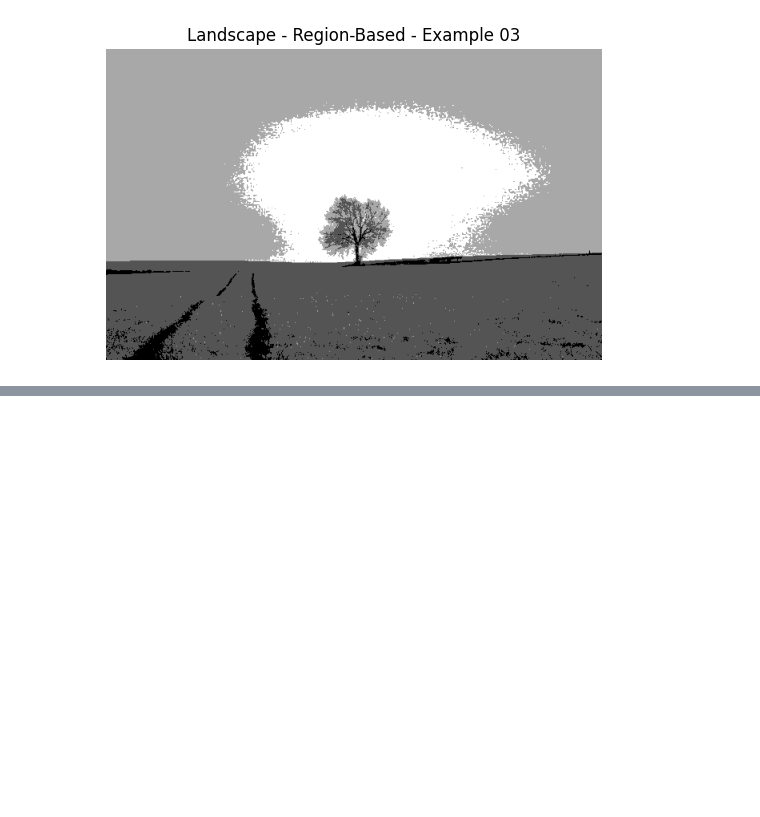
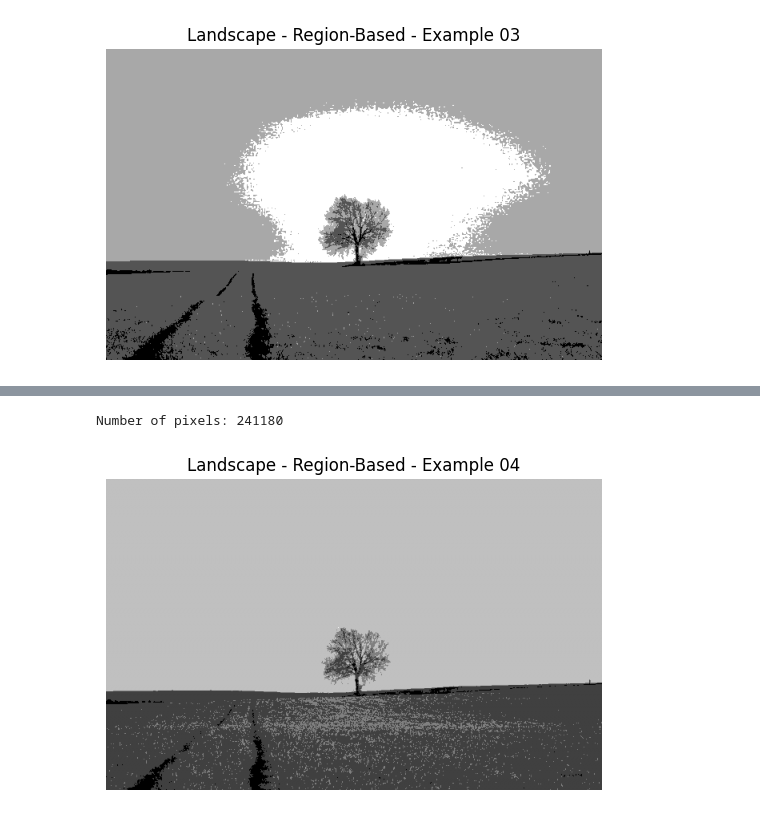
Before and after one commit to Rogerio-Chaves/Image-Segmentation, a Jupyter notebook: 001_Classical_Techniques/003_Region-Based_Segmentation/001_Region-Based.ipynb, the cells around one changed output, grey strips where cells are left out. Drawn from its saved outputs; the diff is of its cells as text; code cells hidden in the pictures; blank space fills up the shorter version.

Commit message:
The region-based segmentation file has been updated - Example 04.

```diff
--- a/001_Classical_Techniques/003_Region-Based_Segmentation/001_Region-Based.ipynb
+++ b/001_Classical_Techniques/003_Region-Based_Segmentation/001_Region-Based.ipynb
@@ -161,0 +186,29 @@ plt.show()
+# %%
+normalized_flattened_image = flattened_image.copy() / 255
+number_pixels = len(normalized_flattened_image)
+
+print(f'Number of pixels: {number_pixels}')
+# %% [output]
+Number of pixels: 241180
+# %%
+for i in range(number_pixels):
+    if normalized_flattened_image[i] <= 0.2:
+        normalized_flattened_image[i] = 0
+    elif normalized_flattened_image[i] > 0.2 and normalized_flattened_image[i] <= 0.4:
+        normalized_flattened_image[i] = 0.25
+    elif normalized_flattened_image[i] > 0.4 and normalized_flattened_image[i] <= 0.6:
+        normalized_flattened_image[i] = 0.5
+    elif normalized_flattened_image[i] > 0.6 and normalized_flattened_image[i] <= 0.8:
+        normalized_flattened_image[i] = 0.75
+    else:
+        normalized_flattened_image[i] = 1
+# %%
+region_based_image = normalized_flattened_image.reshape(HEIGHT, WIDTH)
+
+plt.imshow(region_based_image, cmap='gray')
+plt.title('Landscape - Region-Based - Example 04')
+plt.axis('off')
+
+plt.show()
+# %% [output]
+[figure, added]
```
Also changed, not shown: parts of 1 cell of this notebook.
